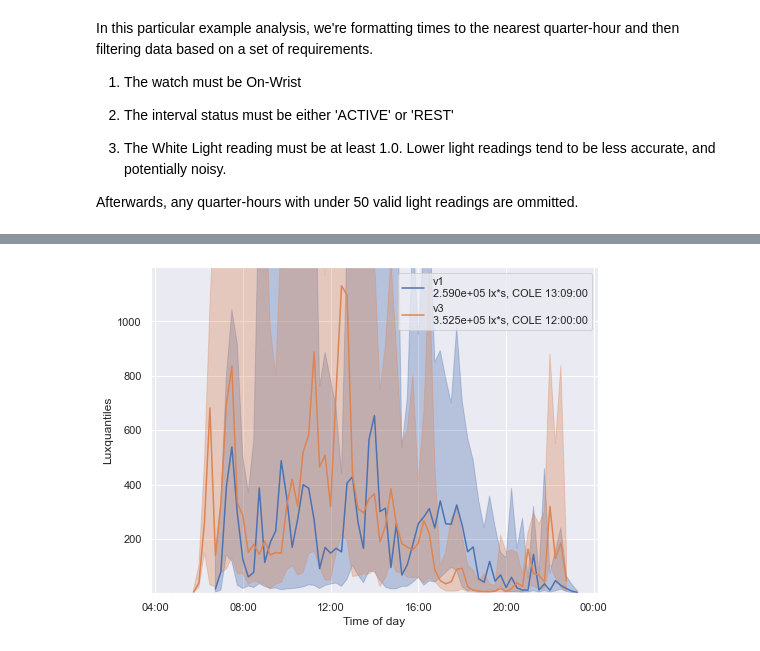
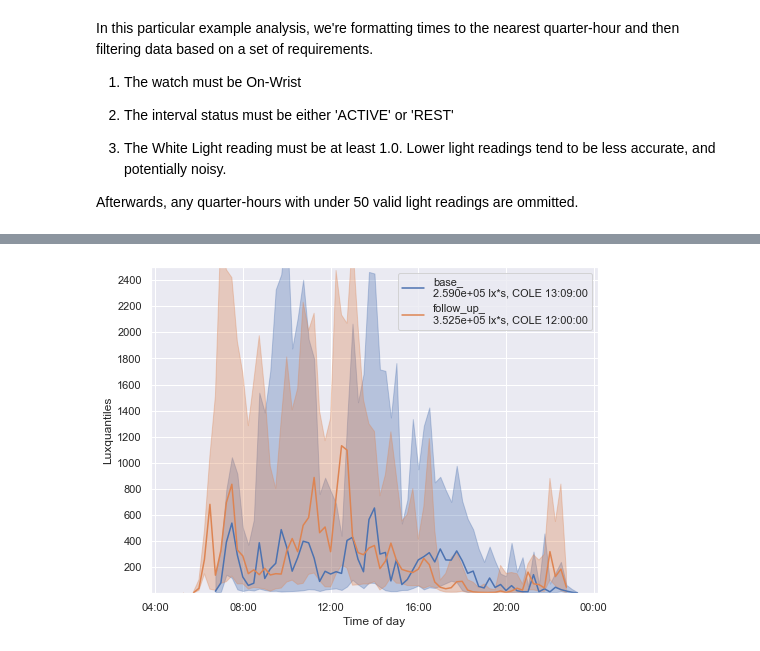
Before and after one commit to FleischerResearchLab/SALA, a Jupyter notebook: 02_plot_light.ipynb, the cells around one changed output, grey strips where cells are left out. Saved outputs shown, nothing was run; the diff lists cells and outputs as text; code cells hidden in the pictures.

```diff
--- a/02_plot_light.ipynb
+++ b/02_plot_light.ipynb
@@ -34,7 +34,7 @@ Setting top plot to "mean/sem" gives a graph of the mean amount of light over th
 #export
 def plot_light(d_list, l_list, palette,
                toplot = "mean/sem",
-               y_lim = 2000, y_label = "Lux"):
+               y_lim = 2500, y_label = "Lux"):
 
     """ Creates various light plots to aggregate data based on time of day.
 
@@ -221,3 +221,3 @@ v3 - cumulative Number of samples*sec: 3.824600e+05, center of mass of light exp
 # %%
-plot_light([v1["White Light"], v3["White Light"]], ["v1", "v3"], toplot = "quantiles", palette=sns.color_palette("deep"))
+plot_light([base_["White Light"], follow_up_["White Light"]], ["base_", "follow_up_"], toplot = "quantiles", palette=sns.color_palette("deep"))
 # %% [output]
@@ -226 +226 @@ v3 - cumulative Lux*sec: 3.524821e+05, center of mass of light exposure: 12:00:0
-[figure, old version]
+[figure, new version]
```
Also changed, not shown: parts of 6 cells of this notebook, 7 other files.
